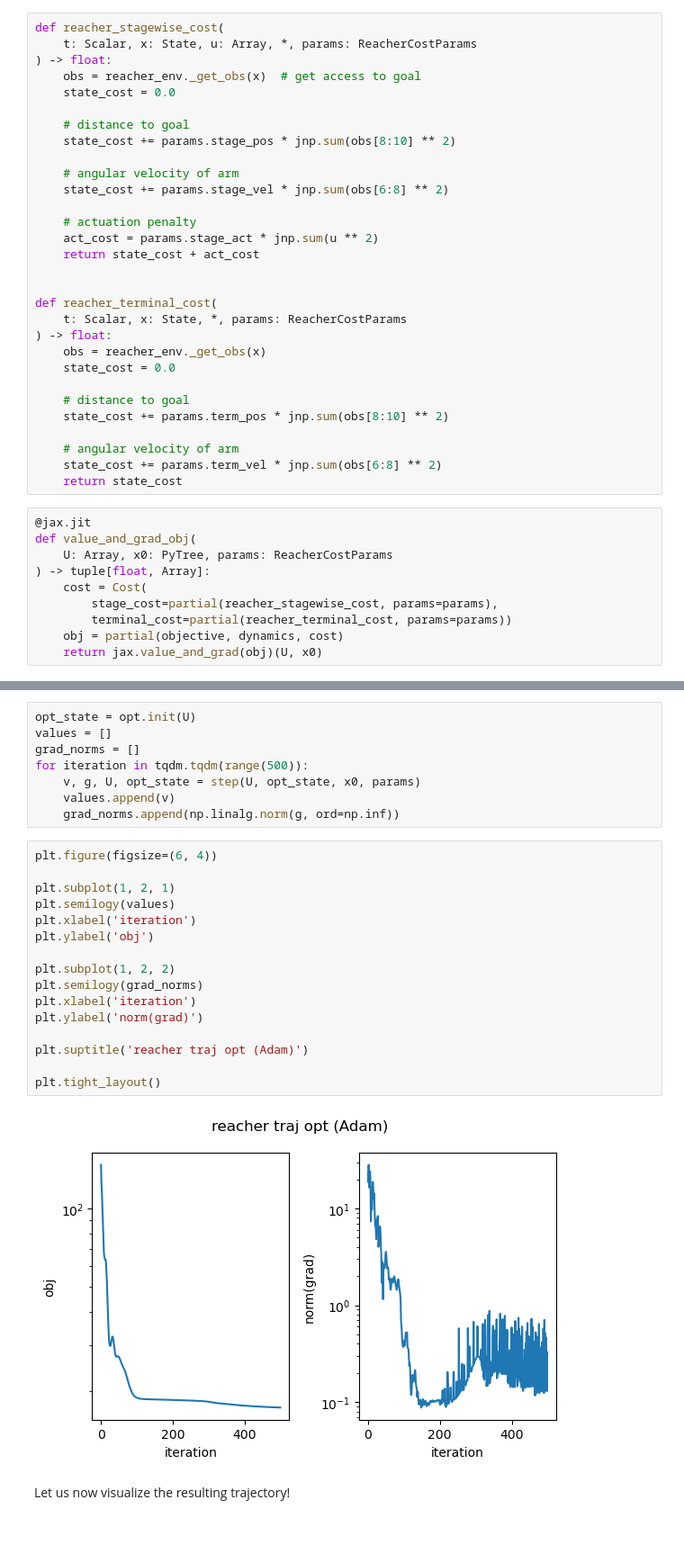
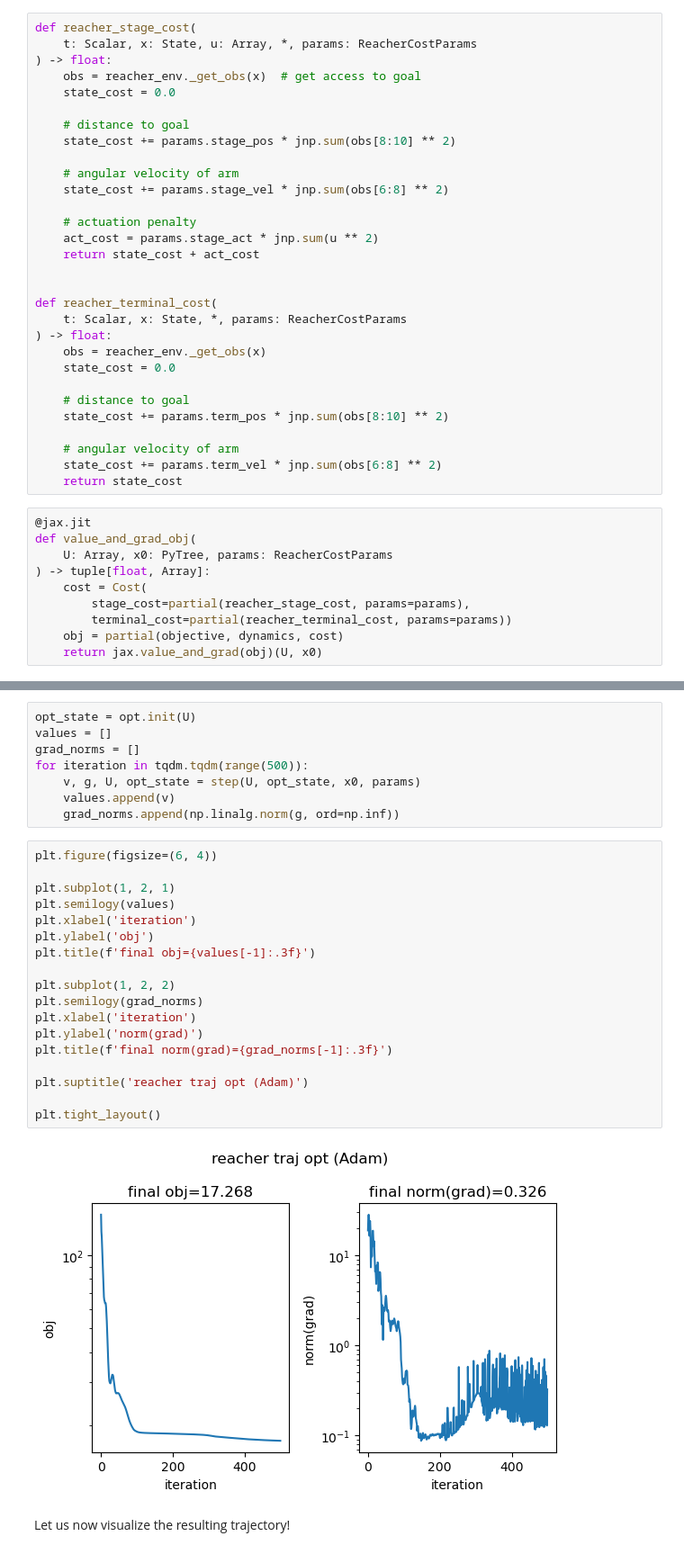
Before and after one commit to google/trajax, a Jupyter notebook: notebooks/l4dc/jax4dc.ipynb, the cells around one changed output, grey strips where cells are left out. Shown at 90% size. Saved outputs shown, nothing was run; the diff lists cells and outputs as text.

```diff
--- a/notebooks/l4dc/jax4dc.ipynb
+++ b/notebooks/l4dc/jax4dc.ipynb
@@ -174,7 +174,7 @@ class ReacherCostParams:
     term_pos: float = 100.0
     term_vel: float = 10.0
 # %%
-def reacher_stagewise_cost(
+def reacher_stage_cost(
     t: Scalar, x: State, u: Array, *, params: ReacherCostParams
 ) -> float:
     obs = reacher_env._get_obs(x)  # get access to goal
@@ -209,7 +209,7 @@ def value_and_grad_obj(
     U: Array, x0: PyTree, params: ReacherCostParams
 ) -> tuple[float, Array]:
     cost = Cost(
-        stage_cost=partial(reacher_stagewise_cost, params=params),
+        stage_cost=partial(reacher_stage_cost, params=params),
         terminal_cost=partial(reacher_terminal_cost, params=params))
     obj = partial(objective, dynamics, cost)
     return jax.value_and_grad(obj)(U, x0)
@@ -287,21 +287,23 @@ for iteration in tqdm.tqdm(range(500)):
 # %%
 plt.figure(figsize=(6, 4))
 
 plt.subplot(1, 2, 1)
 plt.semilogy(values)
 plt.xlabel('iteration')
 plt.ylabel('obj')
+plt.title(f'final obj={values[-1]:.3f}')
 
 plt.subplot(1, 2, 2)
 plt.semilogy(grad_norms)
 plt.xlabel('iteration')
 plt.ylabel('norm(grad)')
+plt.title(f'final norm(grad)={grad_norms[-1]:.3f}')
 
 plt.suptitle('reacher traj opt (Adam)')
 
 plt.tight_layout()
 # %% [output]
-[figure, old version]
+[figure, new version]
 # %% [markdown]
 Let us now visualize the resulting trajectory!
 # %%
```
Also changed, not shown: parts of 15 cells of this notebook.
